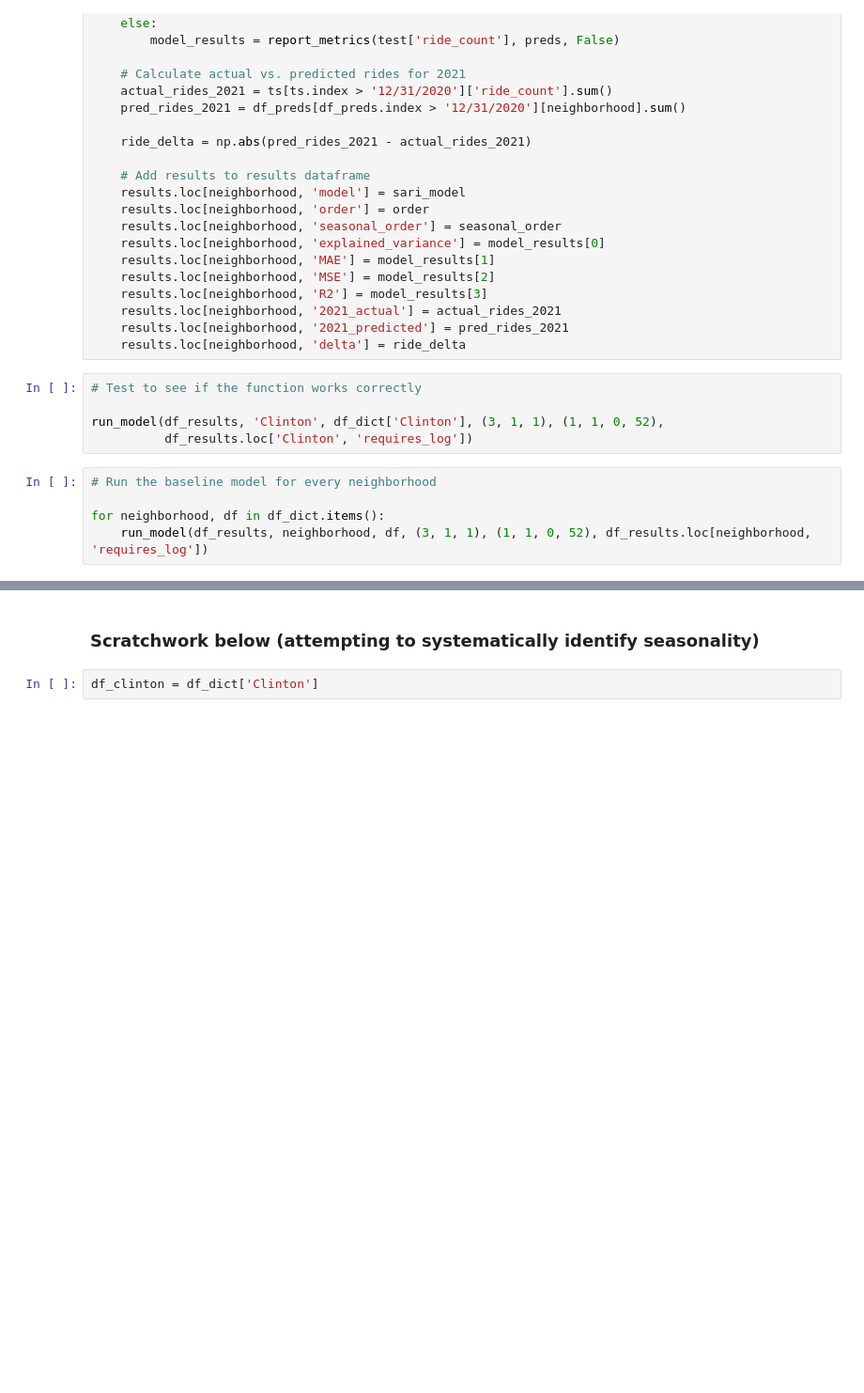
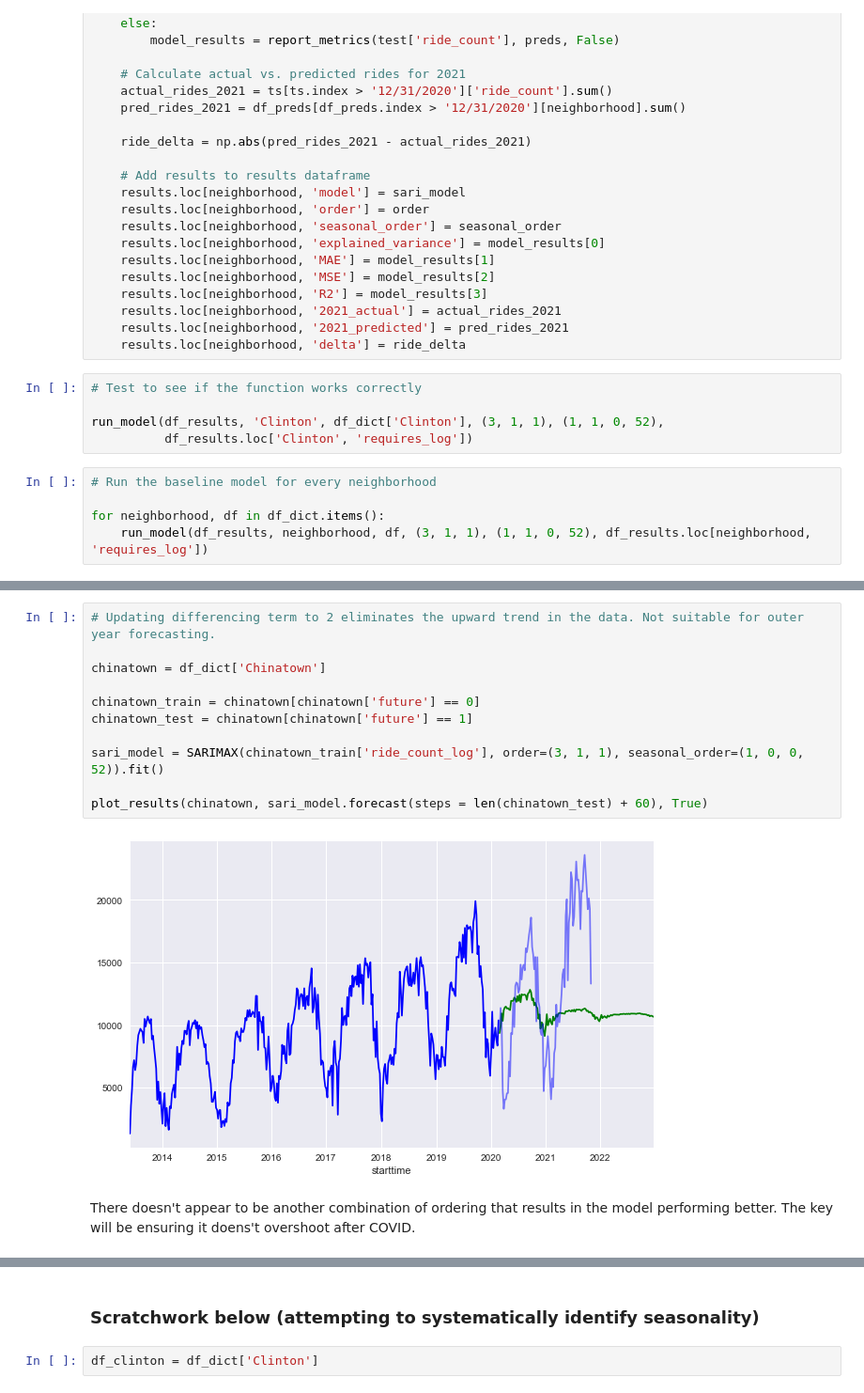
Before and after one commit to marvelje/citibike_ridership_project, a Jupyter notebook: citibike_arima_neighborhood.ipynb, the cells around one changed output, grey strips where cells are left out. Shown: that part at 94% size. Cells and saved outputs as stored; diff of their text form; blank space fills up the shorter version.

```diff
--- a/citibike_arima_neighborhood.ipynb
+++ b/citibike_arima_neighborhood.ipynb
@@ -209,0 +240,15 @@ df_results
+# %%
+# Updating differencing term to 2 eliminates the upward trend in the data. Not suitable for outer year forecasting.
+
+chinatown = df_dict['Chinatown']
+
+chinatown_train = chinatown[chinatown['future'] == 0]
+chinatown_test = chinatown[chinatown['future'] == 1]
+
+sari_model = SARIMAX(chinatown_train['ride_count_log'], order=(3, 1, 1), seasonal_order=(1, 0, 0, 52)).fit()
+
+plot_results(chinatown, sari_model.forecast(steps = len(chinatown_test) + 60), True)
+# %% [output]
+[figure, added]
+# %% [markdown]
+There doesn't appear to be another combination of ordering that results in the model performing better. The key will be ensuring it doens't overshoot after COVID.
```
Also changed, not shown: parts of 6 cells of this notebook.
